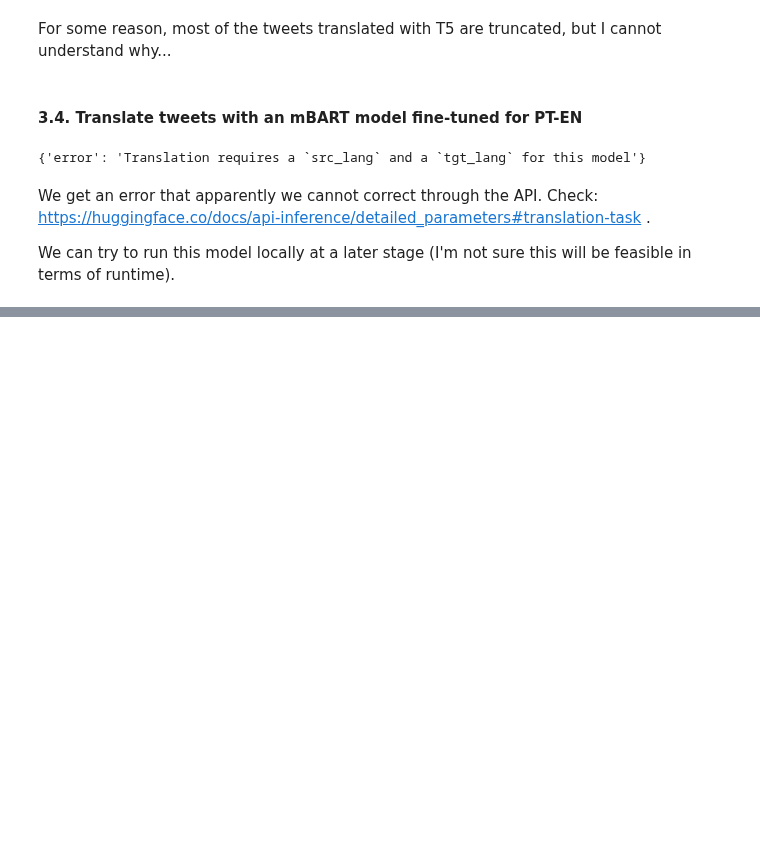
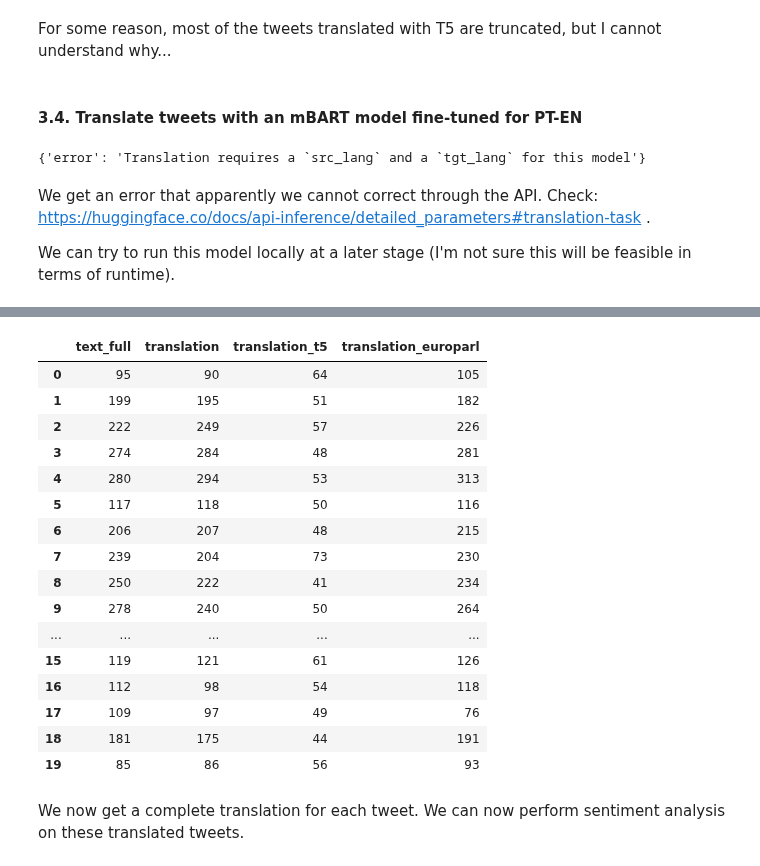
Before and after one commit to polltter/share, a Jupyter notebook: notebooks/sentiment_analysis_PT.ipynb, the cells around one changed output, grey strips where cells are left out. Cells and saved outputs as stored; diff of their text form; code cells hidden in the pictures; blank space fills up the shorter version.

Commit message:
update sentiment analysis PT - translate tweets with a model fine-tuned on the Europarl parallel corpus: #5

```diff
--- a/notebooks/sentiment_analysis_PT.ipynb
+++ b/notebooks/sentiment_analysis_PT.ipynb
@@ -514,0 +530,9 @@ We can try to run this model locally at a later stage (I'm not sure this will be
+# %%
+%%time
+
+tweets_translation = []
+
+for tweet in df_sample['text_full']:
+
+    translation_result = apply_model(tweet)
+    tweets_translation.append({'translation': translation_result[0]['translation_text']})
@@ -514,0 +541,4 @@ We can try to run this model locally at a later stage (I'm not sure this will be
+# %%
+df_sample['translation_europarl'] = pd.DataFrame(tweets_translation)
+
+df_sample.head()
@@ -514,0 +552,26 @@ We can try to run this model locally at a later stage (I'm not sure this will be
+# %%
+# lenght of each original and translated tweet
+
+text_columns.append('translation_europarl')
+
+df_sample[text_columns].applymap(lambda x: len(x))
+# %% [output]
+|  | text_full | translation | translation_t5 | translation_europarl |
+| 0 | 95 | 90 | 64 | 105 |
+| 1 | 199 | 195 | 51 | 182 |
+| 2 | 222 | 249 | 57 | 226 |
+| 3 | 274 | 284 | 48 | 281 |
+| 4 | 280 | 294 | 53 | 313 |
+| 5 | 117 | 118 | 50 | 116 |
+| 6 | 206 | 207 | 48 | 215 |
+| 7 | 239 | 204 | 73 | 230 |
+| 8 | 250 | 222 | 41 | 234 |
+| 9 | 278 | 240 | 50 | 264 |
+| ... | ... | ... | ... | ... |
+| 15 | 119 | 121 | 61 | 126 |
+| 16 | 112 | 98 | 54 | 118 |
+| 17 | 109 | 97 | 49 | 76 |
+| 18 | 181 | 175 | 44 | 191 |
+| 19 | 85 | 86 | 56 | 93 |
+# %% [markdown]
+We now get a complete translation for each tweet. We can now perform sentiment analysis on these translated tweets.
```
Also changed, not shown: parts of 6 cells of this notebook.
